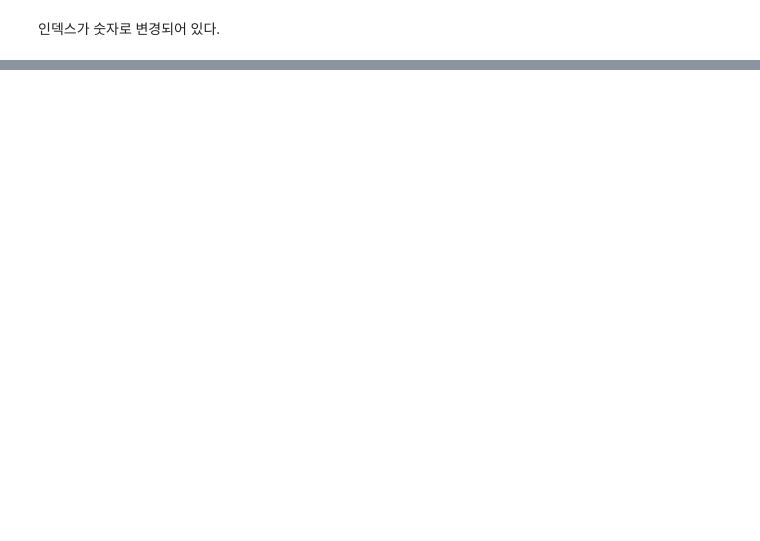
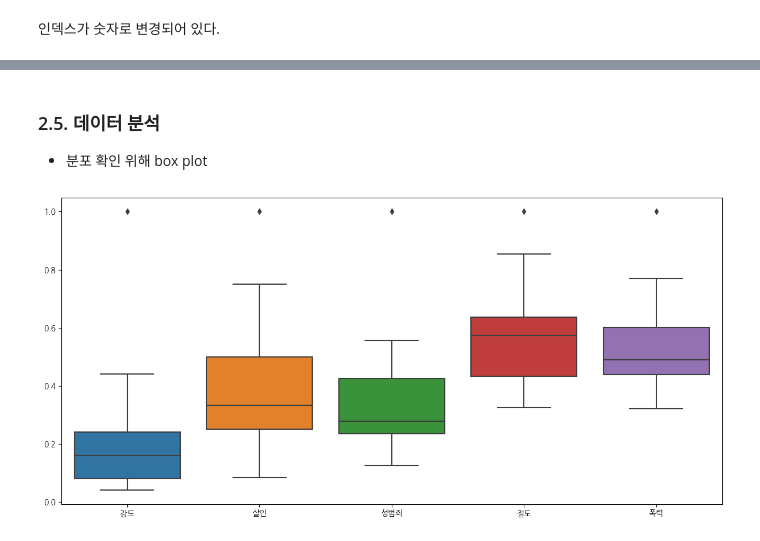
Before and after one commit to dragon11112222/seoul_crime, a Jupyter notebook: EDA/src/231110seoul_crime_project.ipynb, the cells around one changed output, grey strips where cells are left out. Drawn from its saved outputs; the diff is of its cells as text; code cells hidden in the pictures; blank space fills up the shorter version.

Commit message:
시각화
- boxplot
- barplot

```diff
--- a/EDA/src/231110seoul_crime_project.ipynb
+++ b/EDA/src/231110seoul_crime_project.ipynb
@@ -833,3 +833,12 @@ crime_gu_norm_new.head()
 | 강북구 | 0.04 | 0.333333 | 0.235294 | 0.327572 | 0.437797 | 100.00 | 100.00 | 84.56 | 69.11 | 90.74 | 0.274799 | ... |
 | 강서구 | 0.12 | 0.750000 | 0.425606 | 0.649241 | 0.664134 | 100.00 | 77.78 | 76.42 | 59.81 | 91.75 | 0.521796 | ... |
 | 관악구 | 0.28 | 0.666667 | 0.555363 | 0.784148 | 0.711618 | 85.71 | 50.00 | 83.80 | 49.95 | 85.68 | 0.599559 | ... |
+# %% [markdown]
+### 2.5. 데이터 분석
+- 분포 확인 위해 box plot
+# %%
+fig, ax = plt.subplots(figsize = (15, 7))
+ax = sns.boxplot(data=crime_gu_norm_new[occur_col])
+fig.show();
+# %% [output]
+[figure, added]
```
Also changed, not shown: parts of 3 cells of this notebook.
